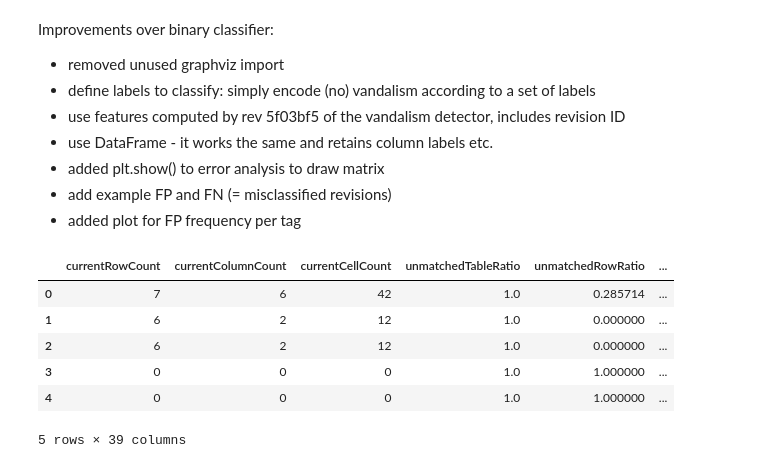
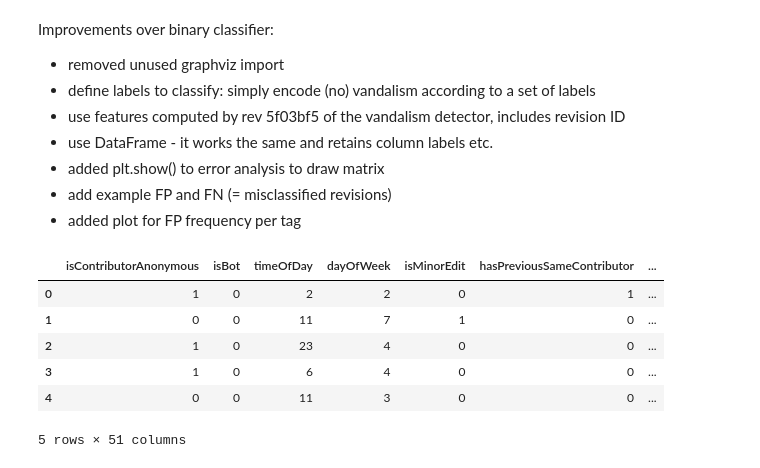
Before and after one commit to HPI-Information-Systems/wikipediatablevandalism, a Jupyter notebook: classifier/single_label_vandalism_detector.ipynb, the cells around one changed output. Saved outputs shown, nothing was run; the diff lists cells and outputs as text; code cells hidden in the pictures.

```diff
--- a/classifier/single_label_vandalism_detector.ipynb
+++ b/classifier/single_label_vandalism_detector.ipynb
@@ -19,17 +19,17 @@ from sklearn.metrics import classification_report, accuracy_score, f1_score, pre
 from sklearn.pipeline import Pipeline
 # %%
 # Import dataset
-df = pd.read_csv('./data/features-modified-total-5f03bf5.csv')
+df = pd.read_csv('./data/features_modified_total6100.csv')
 tag_df = pd.read_csv('./data/tag.csv')
 labels = df.columns
 df.head()
 # %% [output]
-|  | currentRowCount | currentColumnCount | currentCellCount | unmatchedTableRatio | unmatchedRowRatio | ... |
-| 0 | 7 | 6 | 42 | 1.0 | 0.285714 | ... |
-| 1 | 6 | 2 | 12 | 1.0 | 0.000000 | ... |
-| 2 | 6 | 2 | 12 | 1.0 | 0.000000 | ... |
-| 3 | 0 | 0 | 0 | 1.0 | 1.000000 | ... |
-| 4 | 0 | 0 | 0 | 1.0 | 1.000000 | ... |
+|  | isContributorAnonymous | isBot | timeOfDay | dayOfWeek | isMinorEdit | hasPreviousSameContributor | ... |
+| 0 | 1 | 0 | 2 | 2 | 0 | 1 | ... |
+| 1 | 0 | 0 | 11 | 7 | 1 | 0 | ... |
+| 2 | 1 | 0 | 23 | 4 | 0 | 0 | ... |
+| 3 | 1 | 0 | 6 | 4 | 0 | 0 | ... |
+| 4 | 0 | 0 | 11 | 3 | 0 | 0 | ... |
-5 rows × 39 columns
+5 rows × 51 columns
 # %%
 # Encode vandalism or no vandalism according to tags-of-interest
```
Also changed, not shown: parts of 16 cells of this notebook, 14 other files.
